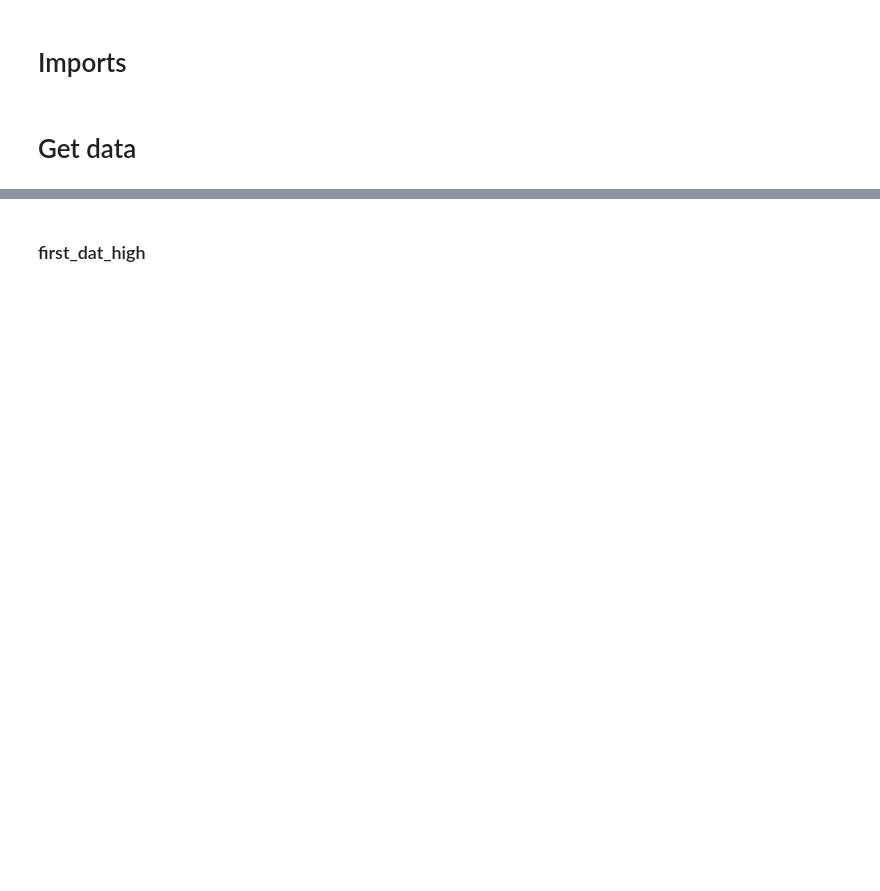
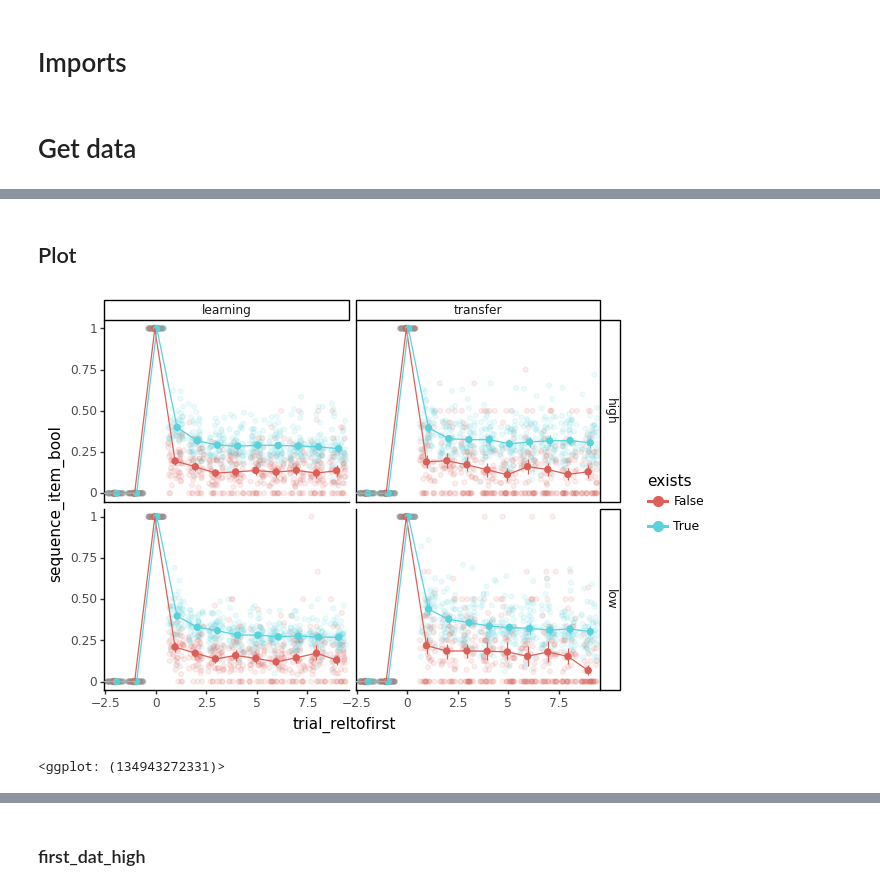
Before and after one commit to MariaEckstein/CHaRLy, a Jupyter notebook: CHaRLy_AmyData2-1.04ZoomingInOnLearningSequences.ipynb, the cells around one changed output, grey strips where cells are left out. Drawn from its saved outputs; the diff is of its cells as text; code cells hidden in the pictures; blank space fills up the shorter version.

Commit message:
in the middle of major restructuring

```diff
--- a/CHaRLy_AmyData2-1.04ZoomingInOnLearningSequences.ipynb
+++ b/CHaRLy_AmyData2-1.04ZoomingInOnLearningSequences.ipynb
@@ -22,4 +43,4 @@ rule_data.loc[rule_data.phase == 'high'][:30]
 # %%
 all_data = pd.read_csv(os.path.join(data_dir, 'all_data.csv'), index_col=0)
-all_data = all_data.loc[np.invert(all_data['inattentives'] | all_data['psych_disorder'] | all_data['head_trauma'])]
+all_data['subtrial'] = all_data['subtrial'].astype(int)
 all_data
@@ -30,4 +67,7 @@ all_data
 # %%
-id_cols = ['sid', 'trial_type', 'phase', 'block', 'middle_item', 'subtrial']
-first_dat = all_data.loc[all_data['bool_middle_item']].groupby(id_cols).aggregate('min').reset_index()[id_cols + ['trial']]
+id_cols = ['sid', 'trial_type', 'phase', 'block', 'middle_item_both', 'subtrial']
+first_dat = all_data.groupby(id_cols).aggregate('min').reset_index()[id_cols + ['trial']]
+first_dat = first_dat.loc[first_dat['middle_item_both'] < 8]  # Only keep 4 non-items
+first_dat['middle_item_both'] = first_dat['middle_item_both'].astype(int)
+first_dat = first_dat.reset_index(drop=True)
 first_dat
@@ -33,0 +111,8 @@ first_dat
+# %%
+if make_firstdatextra:
+
+    first_dat_extra = make_first_dat_extra(first_dat, trial_shifts=range(-5, 10))
+    first_dat_extra.to_csv(os.path.join(data_dir, 'first_dat_extra.csv'), index=False)
+else:
+
+    first_dat_extra = pd.read_csv(os.path.join(data_dir, 'first_dat_extra.csv'))
@@ -33,0 +164,4 @@ first_dat
+# %%
+f_dat['sequence_item_bool'] = f_dat['middle_item_both_sequence'] == f_dat['middle_item_both']
+f_dat['sequence_item_bool'] = f_dat['sequence_item_bool'].astype(int)
+f_dat
@@ -33,0 +182,20 @@ first_dat
+# %% [markdown]
+## Plot
+# %%
+f_dat['exists'] = f_dat['middle_item_both'] < 4
+subj_dat = f_dat.loc[
+    (f_dat['subtrial'] == f_dat['subtrial_sequence']) & (f_dat['middle_item_both'] < 8)
+].groupby(['sid', 'phase', 'trial_type', 'trial_reltofirst', 'exists']).aggregate('mean').reset_index()
+
+g = (gg.ggplot(subj_dat, gg.aes('trial_reltofirst', 'sequence_item_bool', color='exists', group='exists'))
+     + gg.geom_point(alpha=0.1, position='jitter')
+     + gg.stat_summary(position=gg.position_dodge(width=0.2))
+     + gg.stat_summary(position=gg.position_dodge(width=0.2), geom='line')
+     + gg.coord_cartesian(xlim=(-2, 9))
+     + gg.facet_grid('phase ~ trial_type')
+    )
+print(g)
+g.save(os.path.join(plot_dir, '104_repeatItemsAfterDiscoveryByExist.png'))
+# %% [output]
+[figure, added]
+<ggplot: (134943272331)>
```
Also changed, not shown: parts of 76 cells of this notebook.
